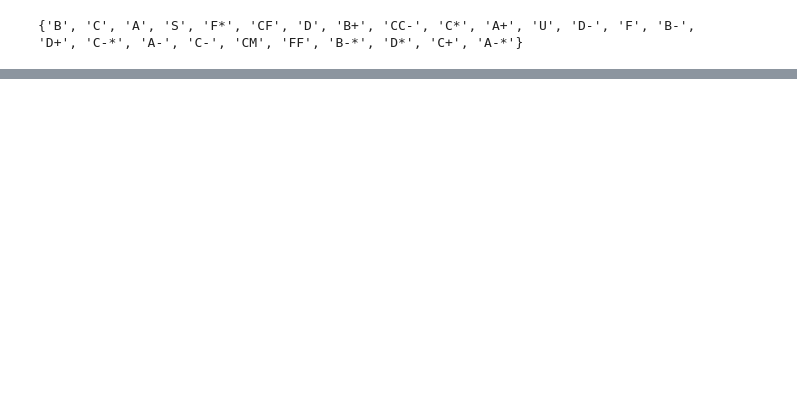
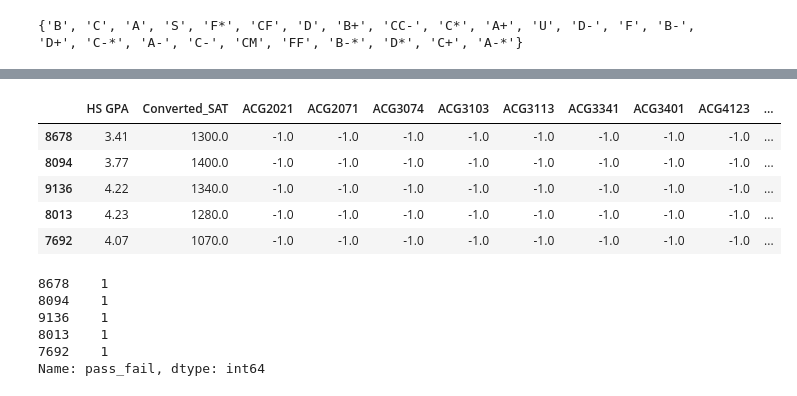
Before and after one commit to ArtKrutsko/CIS4915, a Jupyter notebook: Adaboost.ipynb, the cells around one changed output, grey strips where cells are left out. Cells and saved outputs as stored; diff of their text form; code cells hidden in the pictures; blank space fills up the shorter version.

```diff
--- a/Adaboost.ipynb
+++ b/Adaboost.ipynb
@@ -341,0 +366,18 @@ print(f"Best parameters found: {best_params}")
+# %%
+X_train.head(5)
+# %% [output]
+|  | HS GPA | Converted_SAT | ACG2021 | ACG2071 | ACG3074 | ACG3103 | ACG3113 | ACG3341 | ACG3401 | ACG4123 | ... |
+| 8678 | 3.41 | 1300.0 | -1.0 | -1.0 | -1.0 | -1.0 | -1.0 | -1.0 | -1.0 | -1.0 | ... |
+| 8094 | 3.77 | 1400.0 | -1.0 | -1.0 | -1.0 | -1.0 | -1.0 | -1.0 | -1.0 | -1.0 | ... |
+| 9136 | 4.22 | 1340.0 | -1.0 | -1.0 | -1.0 | -1.0 | -1.0 | -1.0 | -1.0 | -1.0 | ... |
+| 8013 | 4.23 | 1280.0 | -1.0 | -1.0 | -1.0 | -1.0 | -1.0 | -1.0 | -1.0 | -1.0 | ... |
+| 7692 | 4.07 | 1070.0 | -1.0 | -1.0 | -1.0 | -1.0 | -1.0 | -1.0 | -1.0 | -1.0 | ... |
+# %%
+y_train.head(5)
+# %% [output]
+8678    1
+8094    1
+9136    1
+8013    1
+7692    1
+Name: pass_fail, dtype: int64
```
Also changed, not shown: parts of 7 cells of this notebook.
